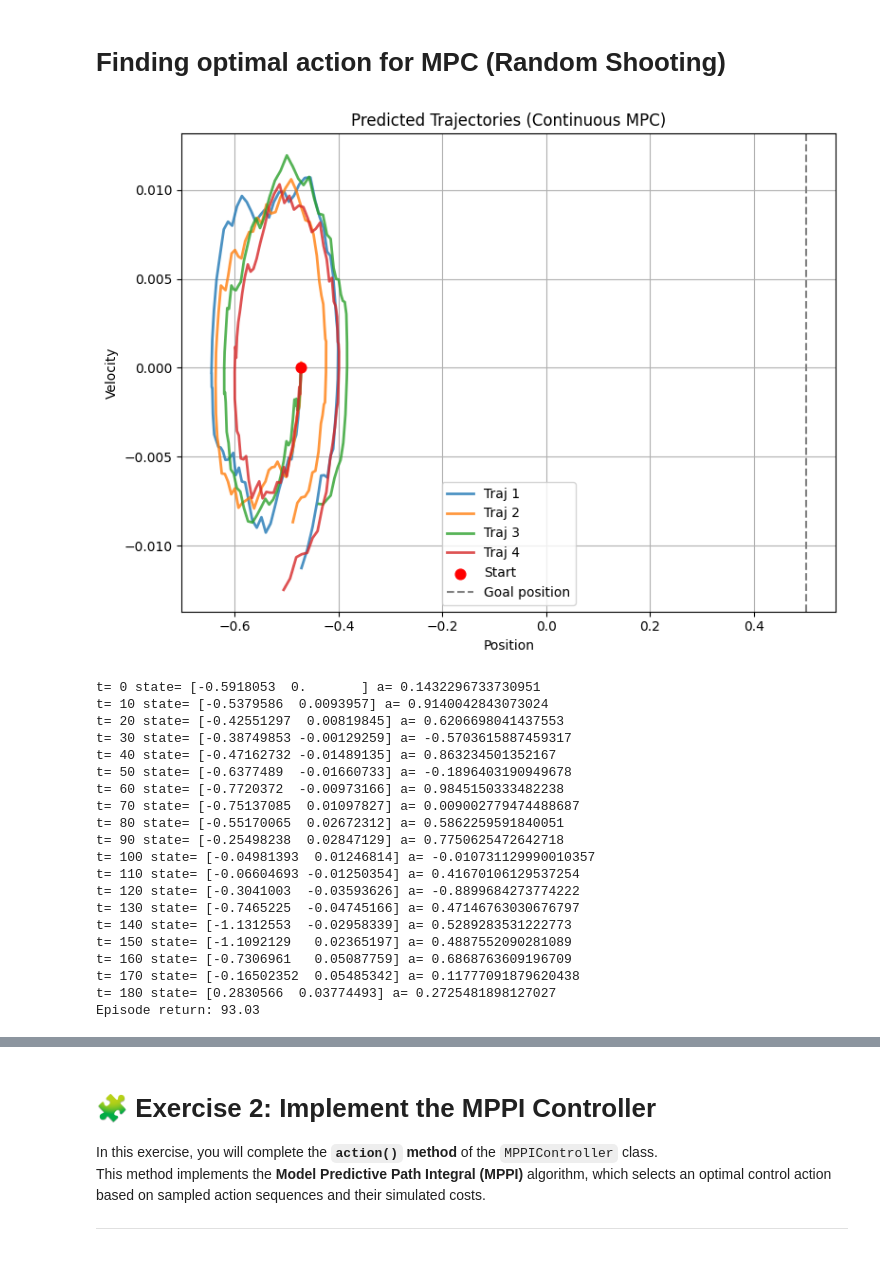
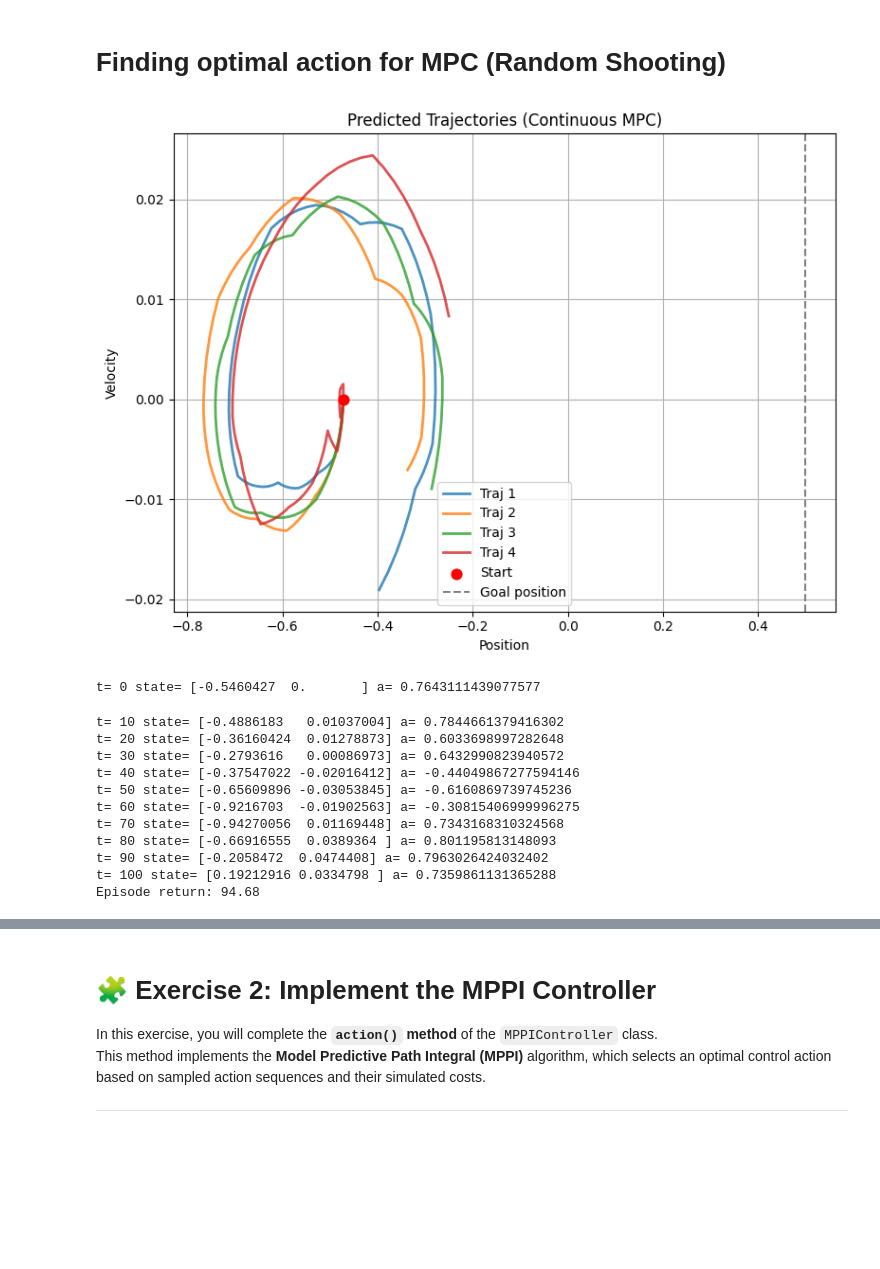
Before and after one commit to TongshuWu1/RL_CSE337_TonyWu, a Jupyter notebook: lab9_mountain_optimal.ipynb, the cells around one changed output, grey strips where cells are left out. Saved outputs shown, nothing was run; the diff lists cells and outputs as text; code cells hidden in the pictures; blank space fills up the shorter version.

```diff
--- a/lab9_mountain_optimal.ipynb
+++ b/lab9_mountain_optimal.ipynb
@@ -157,35 +157,44 @@ import numpy as np
 # --------------------------------------------------------------
 #  MPC (Random Shooting)
 # --------------------------------------------------------------
 
 def mpc_action(state, H=25, N_seq=200, plot=False, plot_best=10, repeat=5):
     """
     Random Shooting MPC for continuous actions in [-1, 1].
     Each GP predicts Δposition and Δvelocity given (pos, vel, action).
     """
 
     ########### TODO ####################
     # 1. Sample action sequences
+    repeat = max(1, int(repeat))
+    n_blocks = int(np.ceil(H / repeat))
+    U_blocks = np.random.uniform(-1.0, 1.0, size=(N_seq, n_blocks))
+    U = np.repeat(U_blocks, repeats=repeat, axis=1)[:, :H]
 
     # 2. Roll out trajectories
+    all_traj, J = roll_out_n_trajectories(state, U)
 
     # 3. Select top trajectories
+    order = np.argsort(J)
+    top_k = min(plot_best, N_seq)
+    best_idx = order[:top_k]
 
 
     # Plot the best predicted trajectories
     if plot:
         best_traj = [all_traj[i] for i in best_idx]
         plot_trajectories(state, best_traj)
 
     # 4. Return the first action of the best sequence
-    best_action = ???
+    best_seq = U[order[0]]
+    best_action = float(best_seq[0])
     return best_action
 
 
 obs, _ = env.reset(seed=0)
 a = mpc_action(obs, H=80, N_seq=100, plot=True, plot_best=4)
 # %% [output]
-[figure, old version]
+[figure, new version]
 # %%
 # --------------------------------------------------------------
 # Running in the gym environment
@@ -223,26 +232,18 @@ for t in range(steps):
 print(f"Episode return: {returns:.2f}")
 env.close()
 # %% [output]
-t= 0 state= [-0.5918053  0.       ] a= 0.1432296733730951
-t= 10 state= [-0.5379586  0.0093957] a= 0.9140042843073024
-t= 20 state= [-0.42551297  0.00819845] a= 0.6206698041437553
-t= 30 state= [-0.38749853 -0.00129259] a= -0.5703615887459317
-t= 40 state= [-0.47162732 -0.01489135] a= 0.863234501352167
-t= 50 state= [-0.6377489  -0.01660733] a= -0.1896403190949678
-t= 60 state= [-0.7720372  -0.00973166] a= 0.9845150333482238
-t= 70 state= [-0.75137085  0.01097827] a= 0.009002779474488687
-t= 80 state= [-0.55170065  0.02672312] a= 0.5862259591840051
-t= 90 state= [-0.25498238  0.02847129] a= 0.7750625472642718
-t= 100 state= [-0.04981393  0.01246814] a= -0.010731129990010357
-t= 110 state= [-0.06604693 -0.01250354] a= 0.41670106129537254
-t= 120 state= [-0.3041003  -0.03593626] a= -0.8899684273774222
-t= 130 state= [-0.7465225  -0.04745166] a= 0.47146763030676797
-t= 140 state= [-1.1312553  -0.02958339] a= 0.5289283531222773
-t= 150 state= [-1.1092129   0.02365197] a= 0.4887552090281089
-t= 160 state= [-0.7306961   0.05087759] a= 0.6868763609196709
-t= 170 state= [-0.16502352  0.05485342] a= 0.11777091879620438
-t= 180 state= [0.2830566  0.03774493] a= 0.2725481898127027
-Episode return: 93.03
+t= 0 state= [-0.5460427  0.       ] a= 0.7643111439077577
+t= 10 state= [-0.4886183   0.01037004] a= 0.7844661379416302
+t= 20 state= [-0.36160424  0.01278873] a= 0.6033698997282648
+t= 30 state= [-0.2793616   0.00086973] a= 0.6432990823940572
+t= 40 state= [-0.37547022 -0.02016412] a= -0.44049867277594146
+t= 50 state= [-0.65609896 -0.03053845] a= -0.6160869739745236
+t= 60 state= [-0.9216703  -0.01902563] a= -0.30815406999996275
+t= 70 state= [-0.94270056  0.01169448] a= 0.7343168310324568
+t= 80 state= [-0.66916555  0.0389364 ] a= 0.801195813148093
+t= 90 state= [-0.2058472  0.0474408] a= 0.7963026424032402
+t= 100 state= [0.19212916 0.0334798 ] a= 0.7359861131365288
+Episode return: 94.68
 # %%
 # trajectory is a list of [obs, a]
 # each obs is [pos, vel]
```
Also changed, not shown: parts of 6 cells of this notebook.
